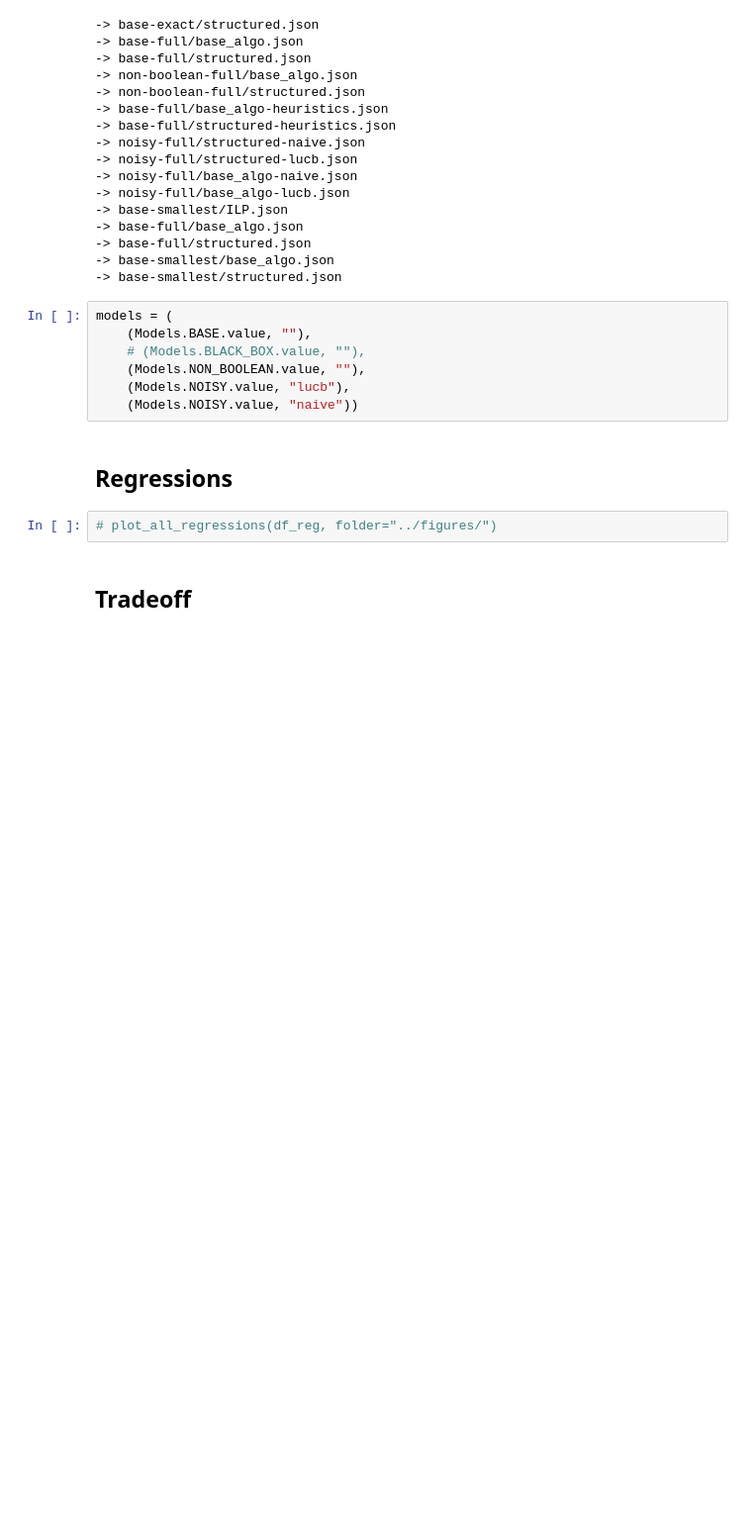
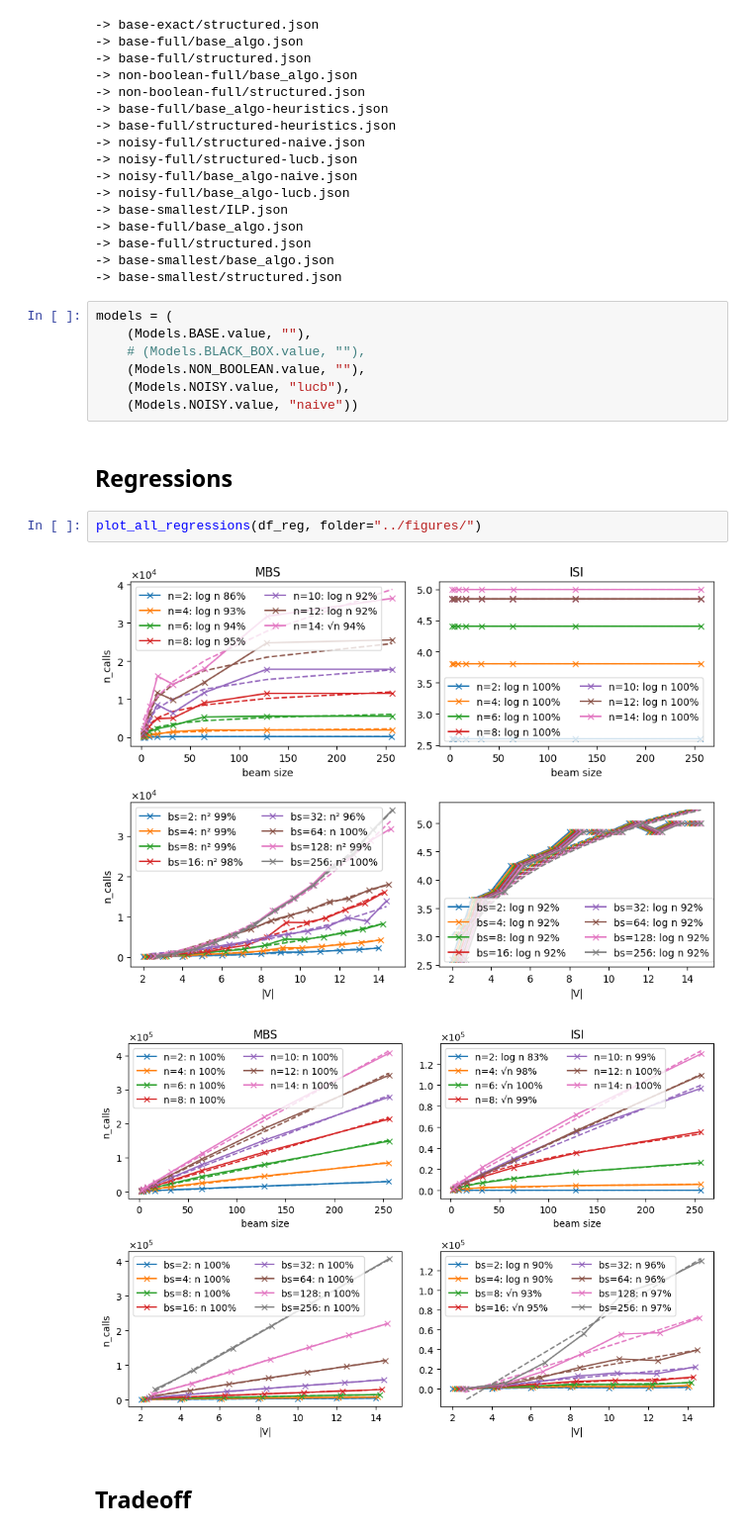
Before and after one commit to SamuelReyd/SearchingForCauses, a Jupyter notebook: src/Figures.ipynb, the cells around one changed output. Shown at 99% size. Saved outputs shown, nothing was run; the diff lists cells and outputs as text; blank space fills up the shorter version.

```diff
--- a/src/Figures.ipynb
+++ b/src/Figures.ipynb
@@ -54,7 +54,10 @@ models = (
 # %% [markdown]
 ## Regressions
 # %%
-# plot_all_regressions(df_reg, folder="../figures/")
+plot_all_regressions(df_reg, folder="../figures/")
+# %% [output]
+[figure, added]
+[figure, added]
 # %% [markdown]
 ## Tradeoff
 # %%
```
Also changed, not shown: parts of 9 cells of this notebook, 5 other files.
